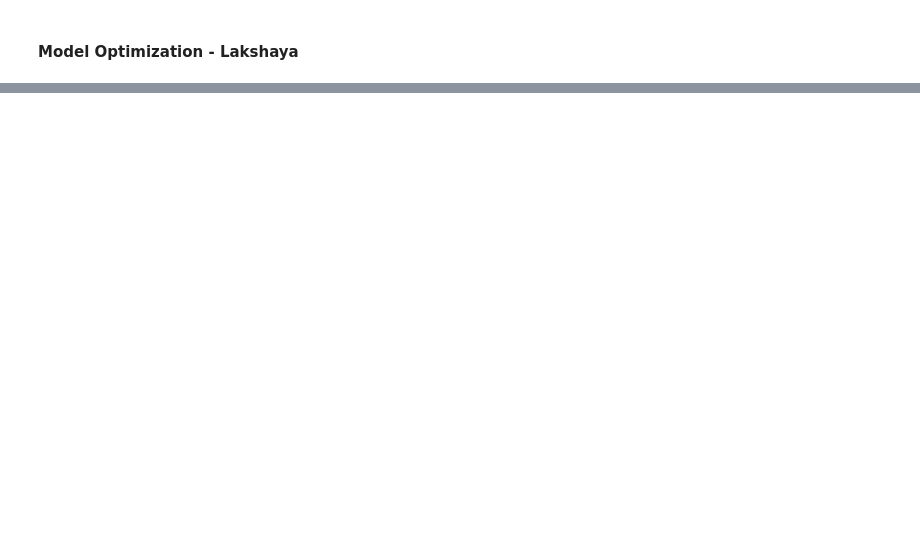
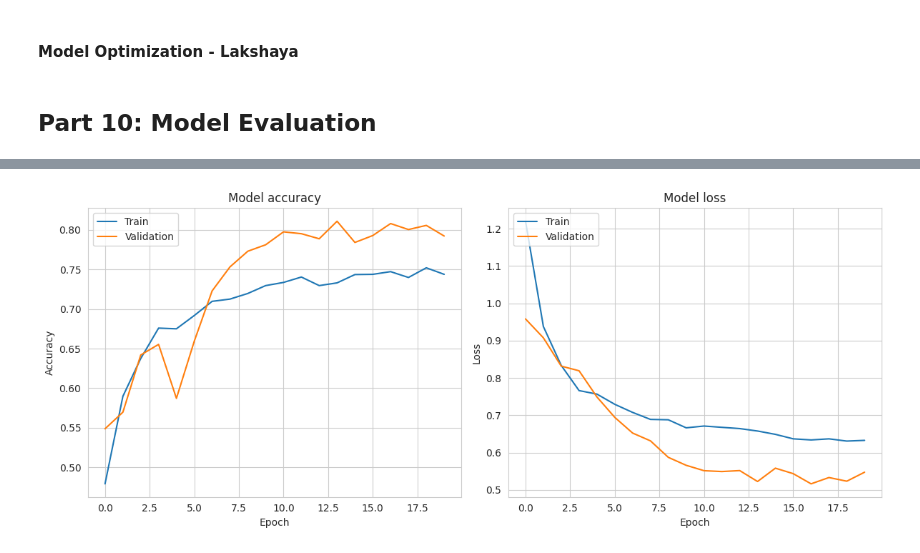
Before and after one commit to Sree-Praveen/Every-Cryptocurrency-Daily-Market-Price, a Jupyter notebook: main.ipynb, the cells around one changed output, grey strips where cells are left out. Drawn from its saved outputs; the diff is of its cells as text; code cells hidden in the pictures; blank space fills up the shorter version.

```diff
--- a/main.ipynb
+++ b/main.ipynb
@@ -1232,2 +1258,28 @@ Epoch 20: val_accuracy did not improve from 0.80525
 # %% [markdown]
 #### Model Optimization - Lakshaya
+# %% [markdown]
+## Part 10: Model Evaluation
+# %%
+best_model = keras.models.load_model('best_crypto_model.h5')
+test_loss, test_accuracy = best_model.evaluate(X_test_scaled, y_test_categorical)
+print(f"Test accuracy: {test_accuracy:.4f}")
+
+plt.figure(figsize=(12, 5))
+plt.subplot(1, 2, 1)
+plt.plot(history.history['accuracy'])
+plt.plot(history.history['val_accuracy'])
+plt.title('Model accuracy')
+plt.ylabel('Accuracy')
+plt.xlabel('Epoch')
+plt.legend(['Train', 'Validation'], loc='upper left')
+
+plt.subplot(1, 2, 2)
+plt.plot(history.history['loss'])
+plt.plot(history.history['val_loss'])
+plt.title('Model loss')
+plt.ylabel('Loss')
+plt.xlabel('Epoch')
+plt.legend(['Train', 'Validation'], loc='upper left')
+plt.tight_layout()
+plt.show()
+# %% [output]
@@ -1233,0 +1289 @@ Epoch 20: val_accuracy did not improve from 0.80525
+[figure, added]
```
Also changed, not shown: parts of 17 cells of this notebook.
